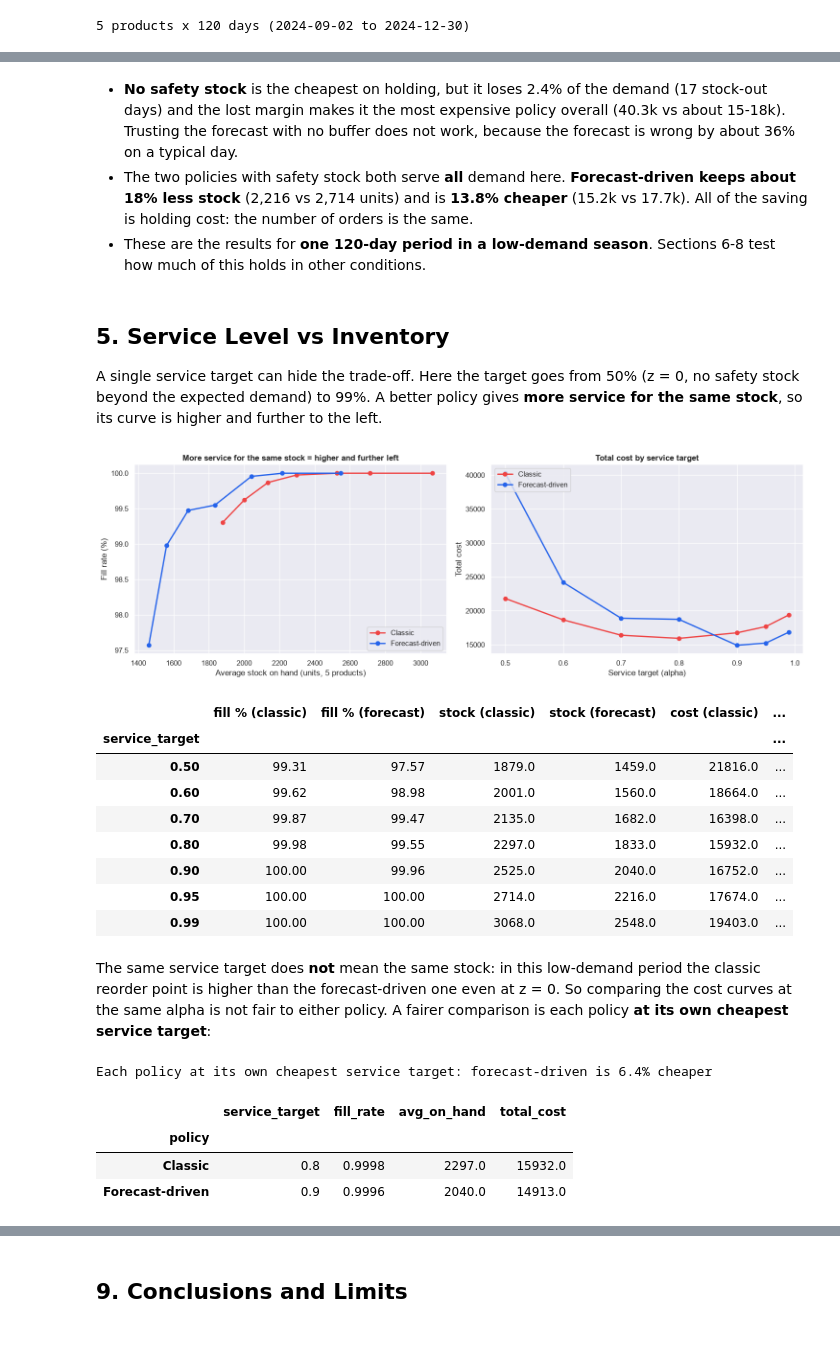
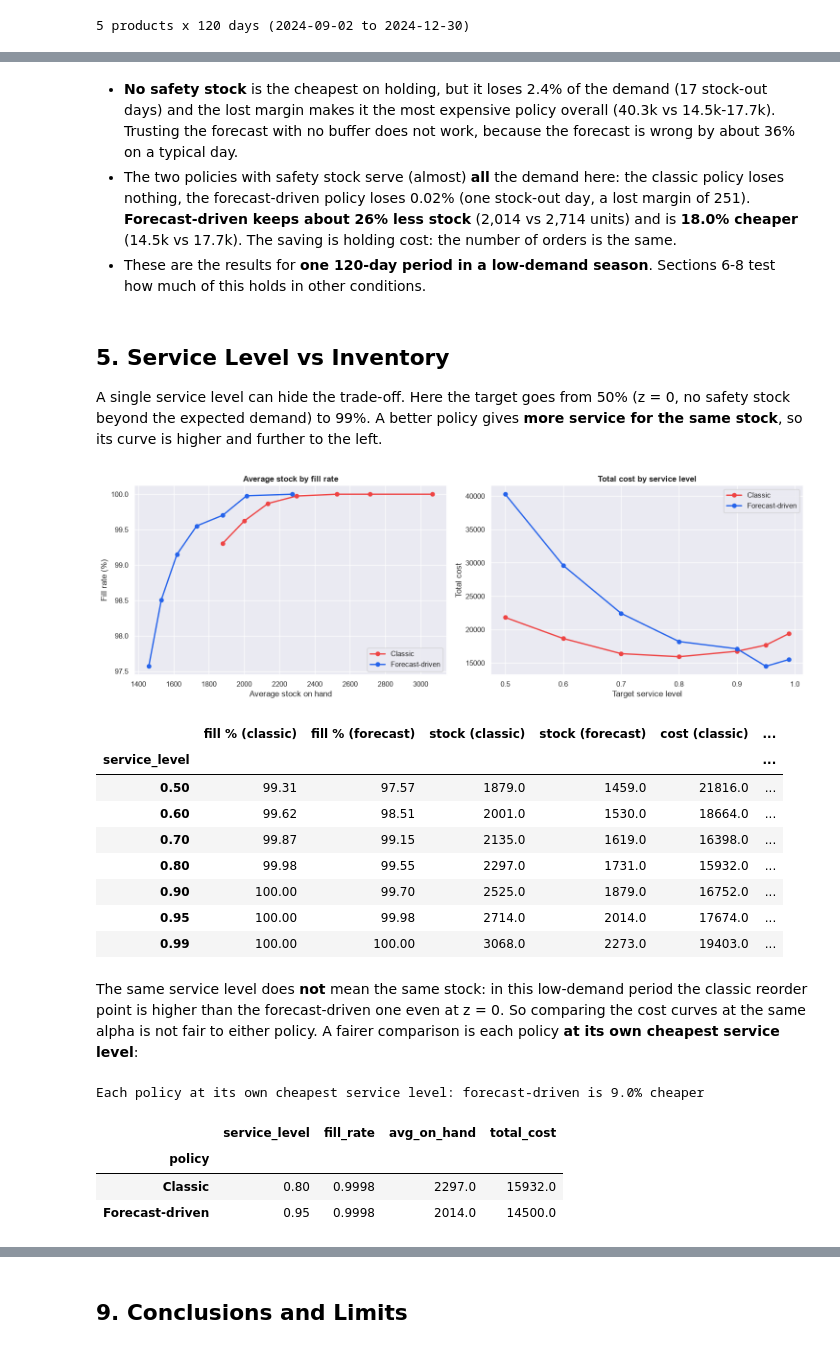
Before and after one commit to tientruongminh108/Forecast-Driven-Inventory-Optimization, a Jupyter notebook: notebooks/inventory_optimization.ipynb, the cells around one changed output, grey strips where cells are left out. Drawn from its saved outputs; the diff is of its cells as text; code cells hidden in the pictures.

Commit message:
update: SARIMAX order optimization; residuals analysis; forecast-proportional safety stock

```diff
--- a/notebooks/inventory_optimization.ipynb
+++ b/notebooks/inventory_optimization.ipynb
@@ -57,7 +52,7 @@ BOOK = "forecast_results"
 fc = (load_sheet(BOOK, "Forecast", required_cols=["date", "product_id", "actual_demand", "forecast"])
       .sort_values(["product_id", "date"]).reset_index(drop=True))
 cv = load_sheet(BOOK, "CV_Forecast", required_cols=["date", "product_id", "actual_demand", "forecast"])
-sigma = load_sheet(BOOK, "Forecast_Error", date_cols=(), required_cols=["product_id", "forecast_sigma"]).set_index("product_id")["forecast_sigma"]
+cv_ratio = load_sheet(BOOK, "Forecast_Error", date_cols=(), required_cols=["product_id", "forecast_cv"]).set_index("product_id")["forecast_cv"]
 
 history = raw[raw["date"] < fc["date"].min()]      # only data from before the test period
 products = sorted(fc["product_id"].unique())
@@ -73,15 +68,15 @@ print(f"{len(products)} products x {T} days ({fc['date'].min().date()} to {fc['d
 - **EOQ** *Q* and the cost per unit are computed from the assumptions.
 # %%
-def make_econ(history, sigma):
-    """Per-product numbers. history = data before the simulated period, sigma = forecast error (std) per product."""
+def make_econ(history, cv_ratio):
+    """Per-product numbers. history = data before the simulated period, cv_ratio = std of (error / forecast) per product."""
     e = history.groupby("product_id").agg(price=("price", "mean"), daily_demand=("demand", "mean"), demand_std=("demand", "std"))
     e["unit_cost"] = COST_RATIO * e["price"]
     e["holding_per_day"] = HOLDING_RATE * e["unit_cost"] / 365          # holding cost per unit per day
     e["stockout_cost"] = e["price"] - e["unit_cost"]                    # lost margin per lost unit
     e["Q"] = [eoq(e.loc[p, "daily_demand"] * 365, K, HOLDING_RATE * e.loc[p, "unit_cost"]) for p in e.index]
-    e["forecast_sigma"] = sigma
+    e["forecast_cv"] = cv_ratio
     return e
 
-econ = make_econ(history, sigma)
+econ = make_econ(history, cv_ratio)
 econ.round(2)
 # %% [output]
@@ -115,8 +110,8 @@ def reorder_point(policy, mu, e, z=0.0, lead_time=L):
         return window_sum(mu, n)
     if policy == CLASSIC:
         return np.full(len(mu), e["daily_demand"] * n + z * e["demand_std"] * np.sqrt(n))
-    if policy == FORECAST:
-        return window_sum(mu, n) + z * e["forecast_sigma"] * np.sqrt(n)
+    if policy == FORECAST:       # sigma on day t = CV x forecast_t; the variances of the n daily errors add up
+        return window_sum(mu, n) + z * e["forecast_cv"] * np.sqrt(window_sum(np.asarray(mu) ** 2, n))
     raise ValueError(policy)
 
 
@@ -222,66 +217,66 @@ plt.show()
 # %% [markdown]
-- **No safety stock** is the cheapest on holding, but it loses 2.4% of the demand (17 stock-out days) and the lost margin makes it the most expensive policy overall (40.3k vs about 15-18k). Trusting the forecast with no buffer does not work, because the forecast is wrong by about 36% on a typical day.
-- The two policies with safety stock both serve **all** demand here. **Forecast-driven keeps about 18% less stock** (2,216 vs 2,714 units) and is **13.8% cheaper** (15.2k vs 17.7k). All of the saving is holding cost: the number of orders is the same.
+- **No safety stock** is the cheapest on holding, but it loses 2.4% of the demand (17 stock-out days) and the lost margin makes it the most expensive policy overall (40.3k vs 14.5k-17.7k). Trusting the forecast with no buffer does not work, because the forecast is wrong by about 36% on a typical day.
+- The two policies with safety stock serve (almost) **all** the demand here: the classic policy loses nothing, the forecast-driven policy loses 0.02% (one stock-out day, a lost margin of 251). **Forecast-driven keeps about 26% less stock** (2,014 vs 2,714 units) and is **18.0% cheaper** (14.5k vs 17.7k). The saving is holding cost: the number of orders is the same.
 - These are the results for **one 120-day period in a low-demand season**. Sections 6-8 test how much of this holds in other conditions.
 # %% [markdown]
 ## 5. Service Level vs Inventory
 
-A single service target can hide the trade-off. Here the target goes from 50% (z = 0, no safety stock beyond the expected demand) to 99%. A better policy gives **more service for the same stock**, so its curve is higher and further to the left.
+A single service level can hide the trade-off. Here the target goes from 50% (z = 0, no safety stock beyond the expected demand) to 99%. A better policy gives **more service for the same stock**, so its curve is higher and further to the left.
 # %%
 ALPHAS = [0.50, 0.60, 0.70, 0.80, 0.90, 0.95, 0.99]
 rows = []
 for policy in (CLASSIC, FORECAST):
     for a in ALPHAS:
         r = run_policy(policy, fc, econ, norm.ppf(a))
-        rows.append({"policy": policy, "service_target": a, "z": norm.ppf(a), **r[cols].to_dict()})
+        rows.append({"policy": policy, "service_level": a, "z": norm.ppf(a), **r[cols].to_dict()})
 frontier = pd.DataFrame(rows)
 
 fig, axes = plt.subplots(1, 2, figsize=(15, 5))
 colors = {CLASSIC: "#ef4444", FORECAST: "#2563eb"}
 for policy, f in frontier.groupby("policy"):
     axes[0].plot(f["avg_on_hand"], 100 * f["fill_rate"], marker="o", color=colors[policy], linewidth=2, label=policy)
-    axes[1].plot(f["service_target"], f["total_cost"], marker="o", color=colors[policy], linewidth=2, label=policy)
-axes[0].set_xlabel("Average stock on hand (units, 5 products)")
+    axes[1].plot(f["service_level"], f["total_cost"], marker="o", color=colors[policy], linewidth=2, label=policy)
+axes[0].set_xlabel("Average stock on hand")
 axes[0].set_ylabel("Fill rate (%)")
-axes[0].set_title("More service for the same stock = higher and further left", fontweight="bold")
+axes[0].set_title("Average stock by fill rate", fontweight="bold")
 axes[0].legend(loc="lower right")
-axes[1].set_xlabel("Service target (alpha)")
+axes[1].set_xlabel("Target service level")
 axes[1].set_ylabel("Total cost")
-axes[1].set_title("Total cost by service target", fontweight="bold")
-axes[1].legend(loc="upper left")
+axes[1].set_title("Total cost by service level", fontweight="bold")
+axes[1].legend(loc="upper right")
 plt.tight_layout()
 save_figure(fig, "03_service_vs_inventory")
 plt.show()
 
-tb, fd = (frontier[frontier["policy"] == p].set_index("service_target") for p in (CLASSIC, FORECAST))
+tb, fd = (frontier[frontier["policy"] == p].set_index("service_level") for p in (CLASSIC, FORECAST))
 pd.DataFrame({"fill % (classic)": 100 * tb["fill_rate"], "fill % (forecast)": 100 * fd["fill_rate"],
               "stock (classic)": tb["avg_on_hand"], "stock (forecast)": fd["avg_on_hand"],
               "cost (classic)": tb["total_cost"], "cost (forecast)": fd["total_cost"]}).round(
     {"fill % (classic)": 2, "fill % (forecast)": 2, "stock (classic)": 0, "stock (forecast)": 0,
      "cost (classic)": 0, "cost (forecast)": 0})
 # %% [output]
-[figure, old version]
+[figure, new version]
 |  | fill % (classic) | fill % (forecast) | stock (classic) | stock (forecast) | cost (classic) | ... |
-| service_target |  |  |  |  |  | ... |
+| service_level |  |  |  |  |  | ... |
 | 0.50 | 99.31 | 97.57 | 1879.0 | 1459.0 | 21816.0 | ... |
-| 0.60 | 99.62 | 98.98 | 2001.0 | 1560.0 | 18664.0 | ... |
-| 0.70 | 99.87 | 99.47 | 2135.0 | 1682.0 | 16398.0 | ... |
-| 0.80 | 99.98 | 99.55 | 2297.0 | 1833.0 | 15932.0 | ... |
-| 0.90 | 100.00 | 99.96 | 2525.0 | 2040.0 | 16752.0 | ... |
-| 0.95 | 100.00 | 100.00 | 2714.0 | 2216.0 | 17674.0 | ... |
-| 0.99 | 100.00 | 100.00 | 3068.0 | 2548.0 | 19403.0 | ... |
+| 0.60 | 99.62 | 98.51 | 2001.0 | 1530.0 | 18664.0 | ... |
+| 0.70 | 99.87 | 99.15 | 2135.0 | 1619.0 | 16398.0 | ... |
+| 0.80 | 99.98 | 99.55 | 2297.0 | 1731.0 | 15932.0 | ... |
+| 0.90 | 100.00 | 99.70 | 2525.0 | 1879.0 | 16752.0 | ... |
+| 0.95 | 100.00 | 99.98 | 2714.0 | 2014.0 | 17674.0 | ... |
+| 0.99 | 100.00 | 100.00 | 3068.0 | 2273.0 | 19403.0 | ... |
 # %% [markdown]
-The same service target does **not** mean the same stock: in this low-demand period the classic reorder point is higher than the forecast-driven one even at z = 0. So comparing the cost curves at the same alpha is not fair to either policy. A fairer comparison is each policy **at its own cheapest service target**:
+The same service level  does **not** mean the same stock: in this low-demand period the classic reorder point is higher than the forecast-driven one even at z = 0. So comparing the cost curves at the same alpha is not fair to either policy. A fairer comparison is each policy **at its own cheapest service level**:
 # %%
-best = frontier.loc[frontier.groupby("policy")["total_cost"].idxmin(), ["policy", "service_target", "fill_rate", "avg_on_hand", "total_cost"]].set_index("policy")
+best = frontier.loc[frontier.groupby("policy")["total_cost"].idxmin(), ["policy", "service_level", "fill_rate", "avg_on_hand", "total_cost"]].set_index("policy")
 saving_best = 1 - best.loc[FORECAST, "total_cost"] / best.loc[CLASSIC, "total_cost"]
-print(f"Each policy at its own cheapest service target: forecast-driven is {saving_best:.1%} cheaper")
+print(f"Each policy at its own cheapest service level: forecast-driven is {saving_best:.1%} cheaper")
 best.round({"fill_rate": 4, "avg_on_hand": 0, "total_cost": 0})
 # %% [output]
-Each policy at its own cheapest service target: forecast-driven is 6.4% cheaper
+Each policy at its own cheapest service level: forecast-driven is 9.0% cheaper
-|  | service_target | fill_rate | avg_on_hand | total_cost |
+|  | service_level | fill_rate | avg_on_hand | total_cost |
 | policy |  |  |  |  |
-| Classic | 0.8 | 0.9998 | 2297.0 | 15932.0 |
-| Forecast-driven | 0.9 | 0.9996 | 2040.0 | 14913.0 |
+| Classic | 0.80 | 0.9998 | 2297.0 | 15932.0 |
+| Forecast-driven | 0.95 | 0.9998 | 2014.0 | 14500.0 |
 # %% [markdown]
 - For the same average stock, the forecast-driven policy gives a higher fill rate.
```
Also changed, not shown: parts of 26 cells of this notebook, 13 other files.
